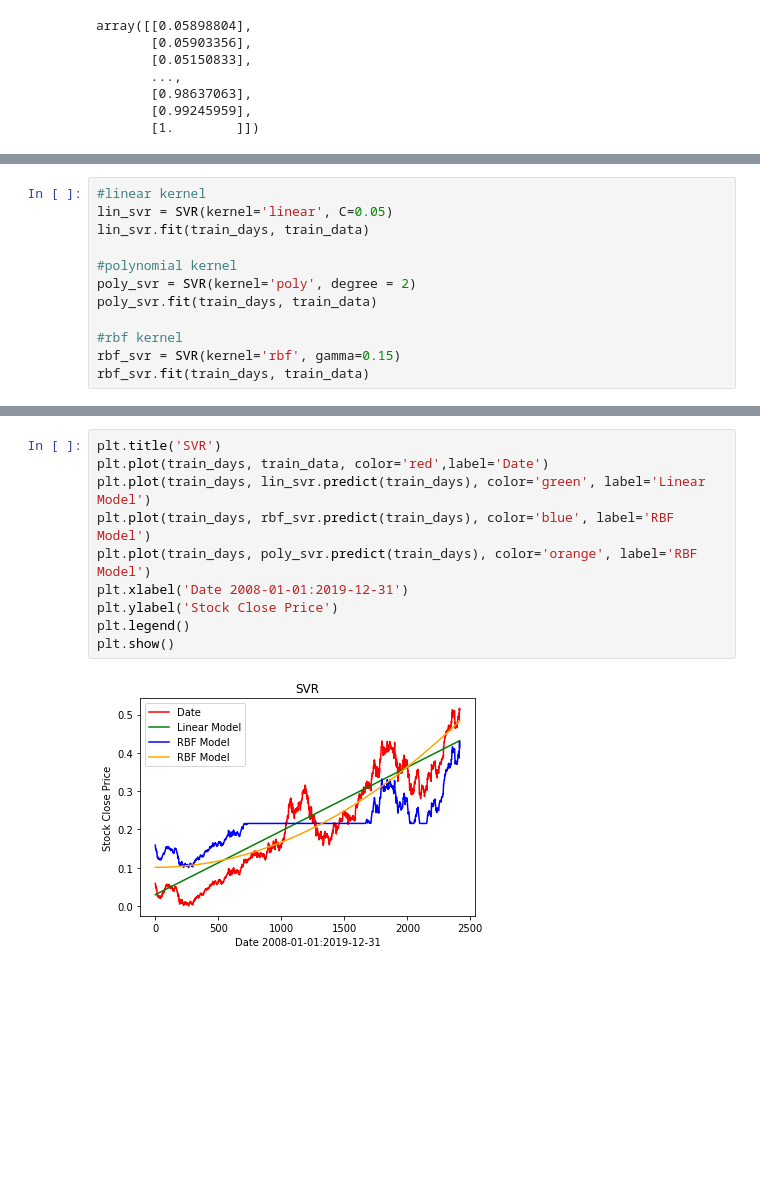
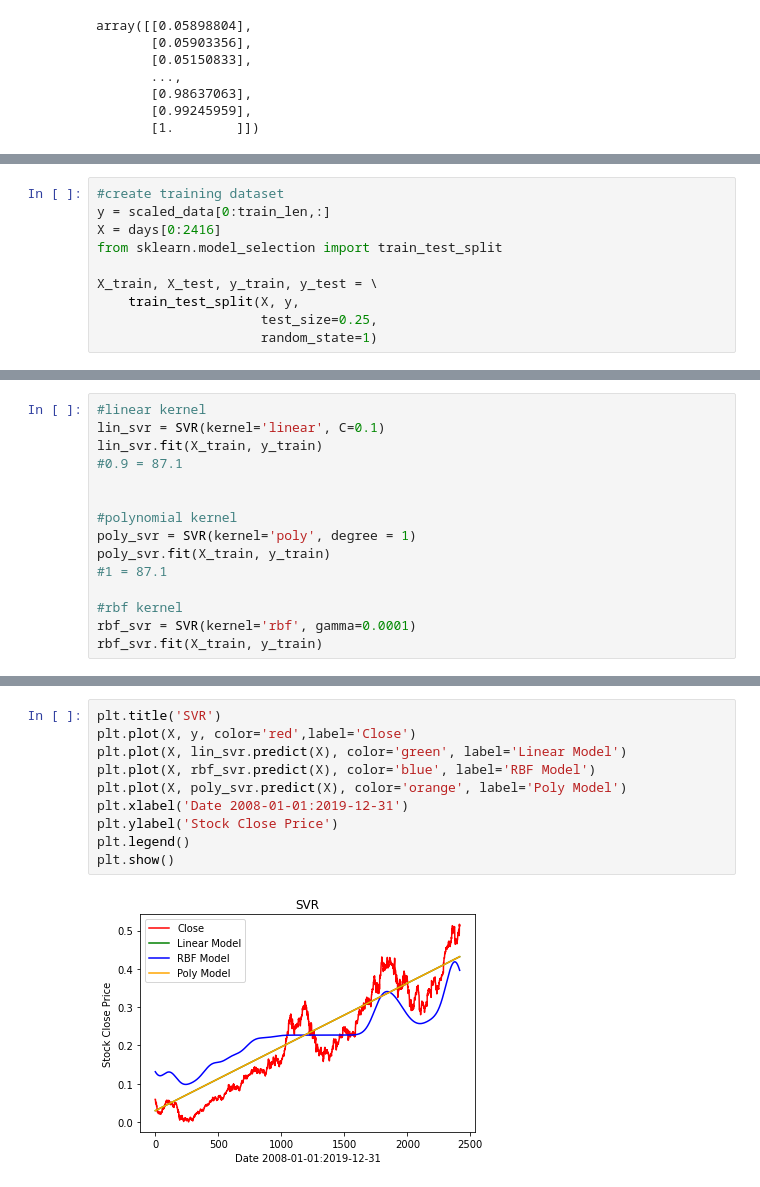
Before and after one commit to zlibutmatthew/Stock-Prediction-SVM, a Jupyter notebook: SVM_Stock_Prediction.ipynb, the cells around one changed output, grey strips where cells are left out. Saved outputs shown, nothing was run; the diff lists cells and outputs as text; blank space fills up the shorter version.

```diff
--- a/SVM_Stock_Prediction.ipynb
+++ b/SVM_Stock_Prediction.ipynb
@@ -131,0 +123,10 @@ train_days= days[0:2416]
+# %%
+#create training dataset
+y = scaled_data[0:train_len,:]
+X = days[0:2416]
+from sklearn.model_selection import train_test_split
+
+X_train, X_test, y_train, y_test = \
+    train_test_split(X, y,
+                     test_size=0.25,
+                     random_state=1)
@@ -132,13 +139,16 @@ train_days= days[0:2416]
 # %%
 #linear kernel
-lin_svr = SVR(kernel='linear', C=0.05)
-lin_svr.fit(train_days, train_data)
+lin_svr = SVR(kernel='linear', C=0.1)
+lin_svr.fit(X_train, y_train)
+#0.9 = 87.1
+
 
 #polynomial kernel
-poly_svr = SVR(kernel='poly', degree = 2)
-poly_svr.fit(train_days, train_data)
+poly_svr = SVR(kernel='poly', degree = 1)
+poly_svr.fit(X_train, y_train)
+#1 = 87.1
 
 #rbf kernel
-rbf_svr = SVR(kernel='rbf', gamma=0.15)
-rbf_svr.fit(train_days, train_data)
+rbf_svr = SVR(kernel='rbf', gamma=0.0001)
+rbf_svr.fit(X_train, y_train)
 # %% [output]
@@ -147,12 +173,12 @@ SVR(C=1.0, cache_size=200, coef0=0.0, degree=3, epsilon=0.1, gamma=0.15,
 # %%
 plt.title('SVR')
-plt.plot(train_days, train_data, color='red',label='Date')
-plt.plot(train_days, lin_svr.predict(train_days), color='green', label='Linear Model')
-plt.plot(train_days, rbf_svr.predict(train_days), color='blue', label='RBF Model')
-plt.plot(train_days, poly_svr.predict(train_days), color='orange', label='RBF Model')
+plt.plot(X, y, color='red',label='Close')
+plt.plot(X, lin_svr.predict(X), color='green', label='Linear Model')
+plt.plot(X, rbf_svr.predict(X), color='blue', label='RBF Model')
+plt.plot(X, poly_svr.predict(X), color='orange', label='Poly Model')
 plt.xlabel('Date 2008-01-01:2019-12-31')
 plt.ylabel('Stock Close Price')
 plt.legend()
 plt.show()
 # %% [output]
-[figure, old version]
+[figure, new version]
```
Also changed, not shown: parts of 7 cells of this notebook.
